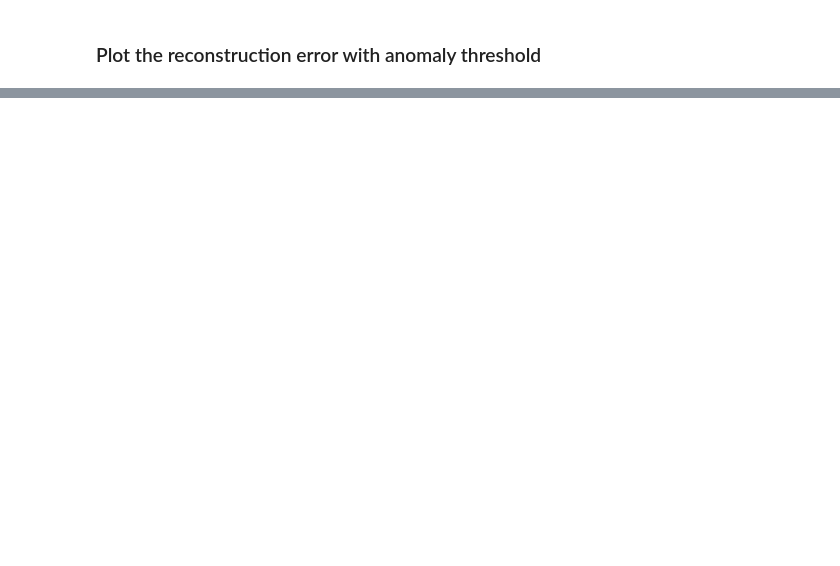
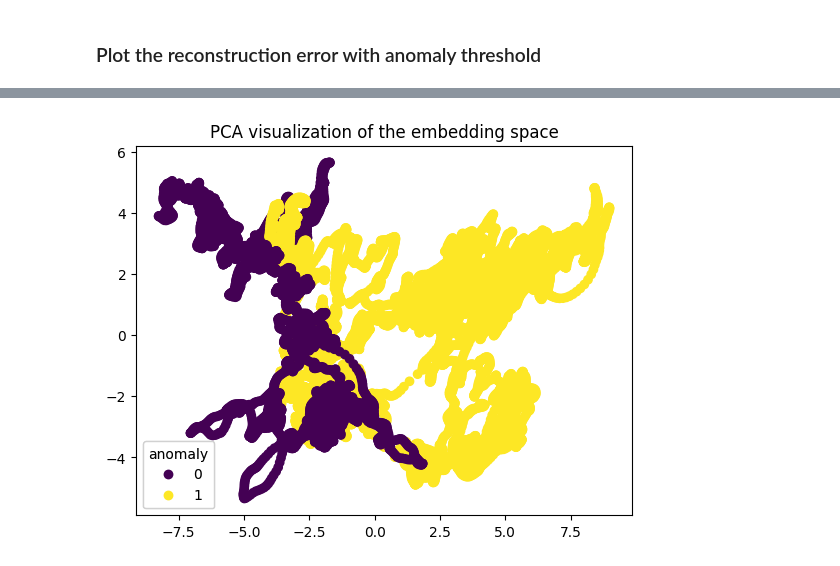
Before and after one commit to TechRufy/ENI_Predictive_Maintenance, a Jupyter notebook: our_models/AIIT_2025.ipynb, the cells around one changed output, grey strips where cells are left out. Cells and saved outputs as stored; diff of their text form; code cells hidden in the pictures; blank space fills up the shorter version.

```diff
--- a/our_models/AIIT_2025.ipynb
+++ b/our_models/AIIT_2025.ipynb
@@ -1042,0 +1047,25 @@ plt.scatter(components[:, 0], components[:, 1])
+# %%
+from sklearn.decomposition import PCA
+
+embedding = ae.embedding_space(tsdata_loader).cpu()
+
+pca = PCA(2)
+components = pd.DataFrame(pca.fit_transform(embedding),columns=["x","y"])
+components["anomaly"] = scaled_test_df[target]
+
+
+fig, ax = plt.subplots()
+
+scatter = ax.scatter(components["x"], components["y"], c=components[target])
+
+# produce a legend with the unique colors from the scatter
+legend1 = ax.legend(*scatter.legend_elements(),
+                    loc="lower left", title=target)
+ax.add_artist(legend1)
+
+ax.set_title("PCA visualization of the embedding space")
+
+
+plt.show()
+# %% [output]
+[figure, added]
```
Also changed, not shown: parts of 32 cells of this notebook.
